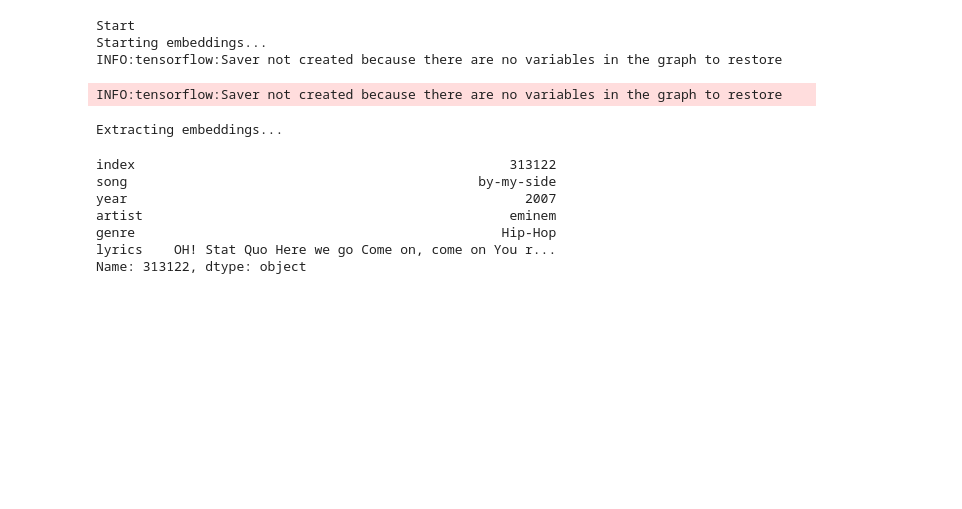
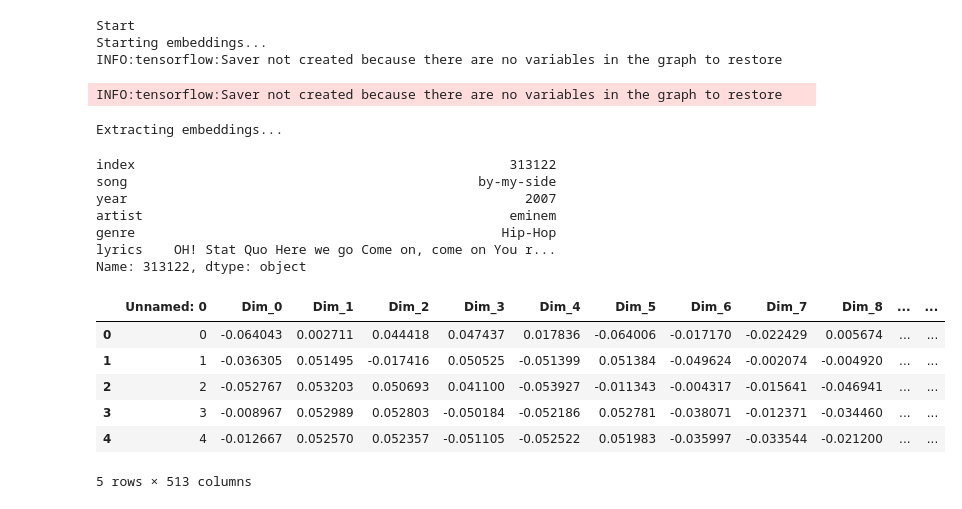
Before and after one commit to plewknew/Matching-News-to-Songs, a Jupyter notebook: Lyrics_NLP.ipynb, the cells around one changed output. Saved outputs shown, nothing was run; the diff lists cells and outputs as text; code cells hidden in the pictures; blank space fills up the shorter version.

```diff
--- a/Lyrics_NLP.ipynb
+++ b/Lyrics_NLP.ipynb
@@ -198,3 +198,15 @@ artist                                               eminem
 genre                                               Hip-Hop
 lyrics    OH! Stat Quo Here we go Come on, come on You r...
 Name: 313122, dtype: object
+# %%
+try_me = pd.read_csv('Lyric_embeddings.csv')
+# %%
+try_me.head()
+# %% [output]
+|  | Unnamed: 0 | Dim_0 | Dim_1 | Dim_2 | Dim_3 | Dim_4 | Dim_5 | Dim_6 | Dim_7 | Dim_8 | ... | ... |
+| 0 | 0 | -0.064043 | 0.002711 | 0.044418 | 0.047437 | 0.017836 | -0.064006 | -0.017170 | -0.022429 | 0.005674 | ... | ... |
+| 1 | 1 | -0.036305 | 0.051495 | -0.017416 | 0.050525 | -0.051399 | 0.051384 | -0.049624 | -0.002074 | -0.004920 | ... | ... |
+| 2 | 2 | -0.052767 | 0.053203 | 0.050693 | 0.041100 | -0.053927 | -0.011343 | -0.004317 | -0.015641 | -0.046941 | ... | ... |
+| 3 | 3 | -0.008967 | 0.052989 | 0.052803 | -0.050184 | -0.052186 | 0.052781 | -0.038071 | -0.012371 | -0.034460 | ... | ... |
+| 4 | 4 | -0.012667 | 0.052570 | 0.052357 | -0.051105 | -0.052522 | 0.051983 | -0.035997 | -0.033544 | -0.021200 | ... | ... |
+5 rows × 513 columns
```
Also changed, not shown: 3 other files.
